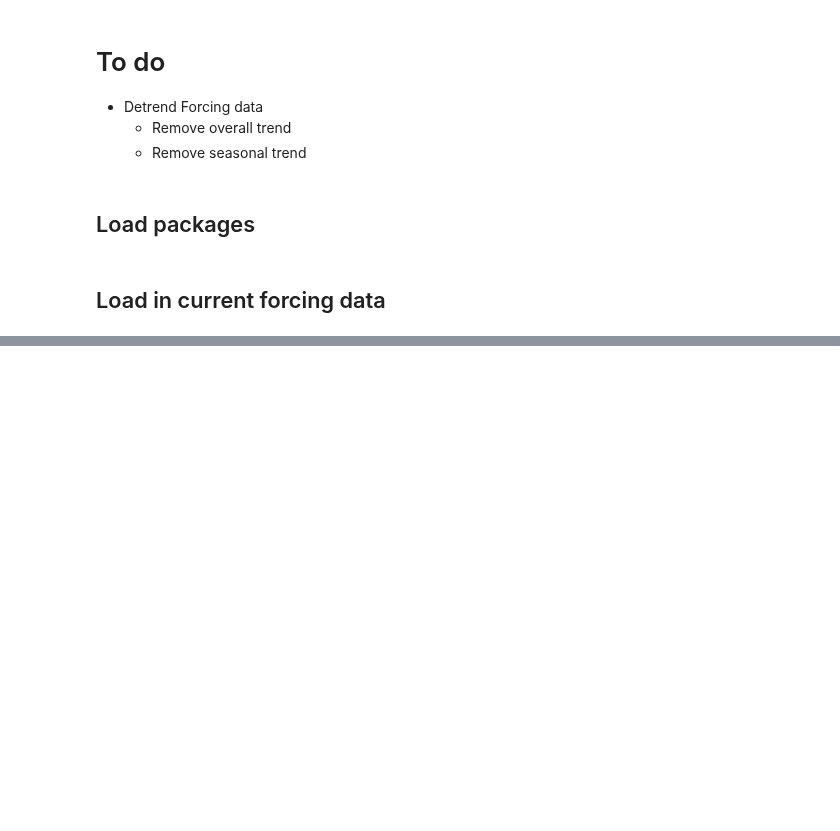
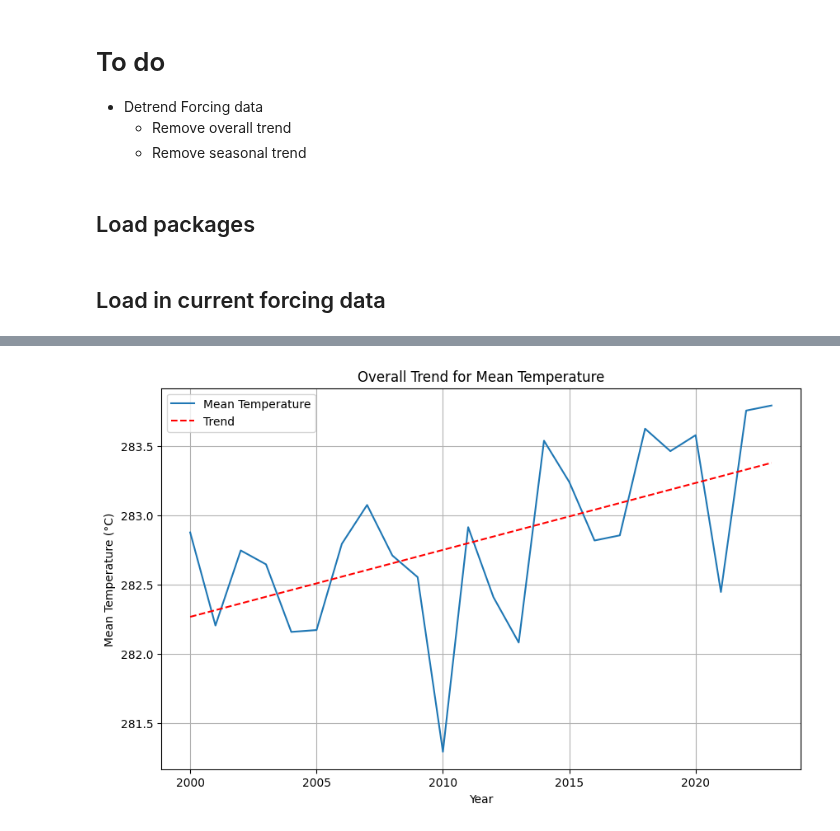
Before and after one commit to JohannaTrost/MSC24-WBM, a Jupyter notebook: Detrend.ipynb, the cells around one changed output, grey strips where cells are left out. Drawn from its saved outputs; the diff is of its cells as text; code cells hidden in the pictures; blank space fills up the shorter version.

```diff
--- a/Detrend.ipynb
+++ b/Detrend.ipynb
@@ -86,0 +72,20 @@ masked_array(
+# %%
+X = np.arange(len(mean_temperature_overall.year)).reshape(-1, 1)
+y = mean_temperature_overall.values
+
+# Fit linear regression model
+model = LinearRegression().fit(X, y)
+trend = model.predict(X)
+
+# Plot overall trend
+plt.figure(figsize=(10, 6))
+plt.plot(mean_temperature_overall.year, mean_temperature_overall, label='Mean Temperature')
+plt.plot(mean_temperature_overall.year, trend, label='Trend', linestyle='--', color='red')
+plt.xlabel('Year')
+plt.ylabel('Mean Temperature (°C)')
+plt.title('Overall Trend for Mean Temperature')
+plt.legend()
+plt.grid(True)
+plt.show()
+# %% [output]
+[figure, added]
```
Also changed, not shown: parts of 35 cells of this notebook.
